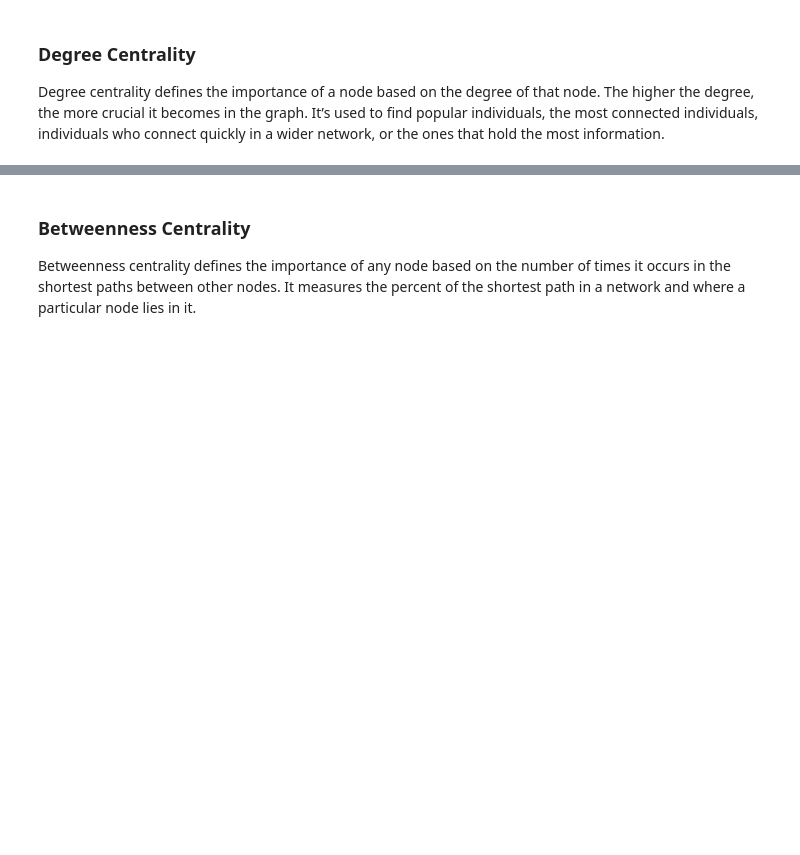
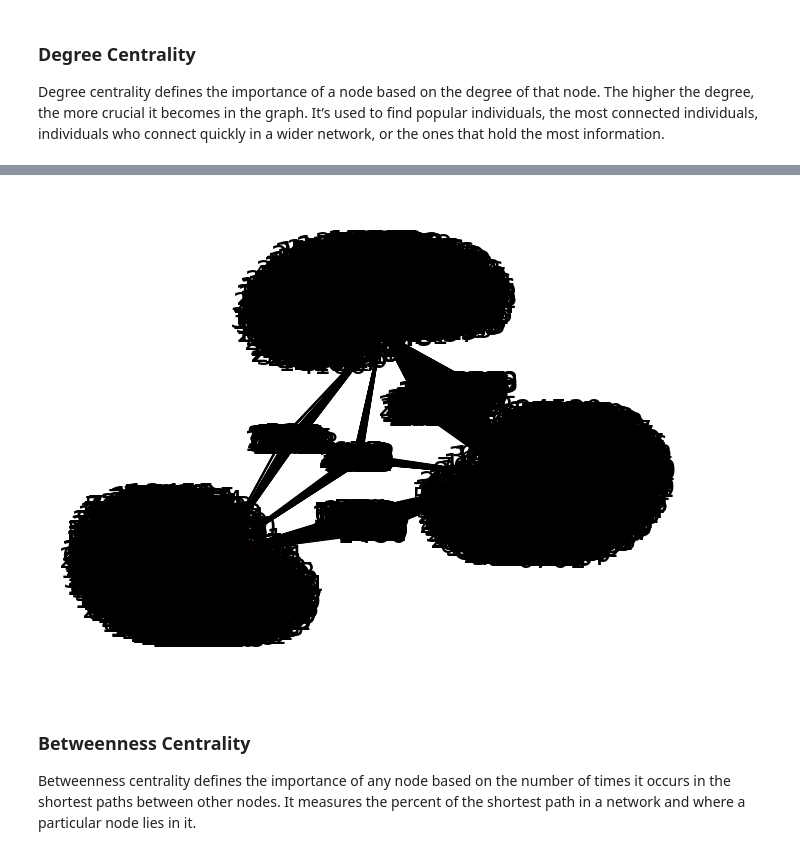
Before and after one commit to HansHenseler/masdav2023, a Jupyter notebook: Part_7_Email_analytics_and_visualisation.ipynb, the cells around one changed output, grey strips where cells are left out. Drawn from its saved outputs; the diff is of its cells as text; code cells hidden in the pictures; blank space fills up the shorter version.

```diff
--- a/Part_7_Email_analytics_and_visualisation.ipynb
+++ b/Part_7_Email_analytics_and_visualisation.ipynb
@@ -302,0 +318,14 @@ top10(degree)
+# %%
+# Let's create a graph by taking all relations from the top 3 id's into account leaving out 532
+
+important_persons = relations[(\
+           (relations.From==361) |\
+           (relations.From==38) |\
+           (relations.From==49) |\
+           (relations.To_Cc==361) |\
+           (relations.To_Cc==38) |\
+           (relations.To_Cc==49)
+           )]
+
+G_important = nx.from_pandas_edgelist(important_persons, source='From', target='To_Cc')
+important_persons
@@ -303,3 +346,7 @@ top10(degree)
+# %%
+nx.draw(G_important, pos=nx.fruchterman_reingold_layout(G_important), node_size=10,node_color='red',with_labels=True,font_size=20)
+# %% [output]
+[figure, added]
 # %% [markdown]
 ### Betweenness Centrality
 
```
Also changed, not shown: parts of 13 cells of this notebook.
